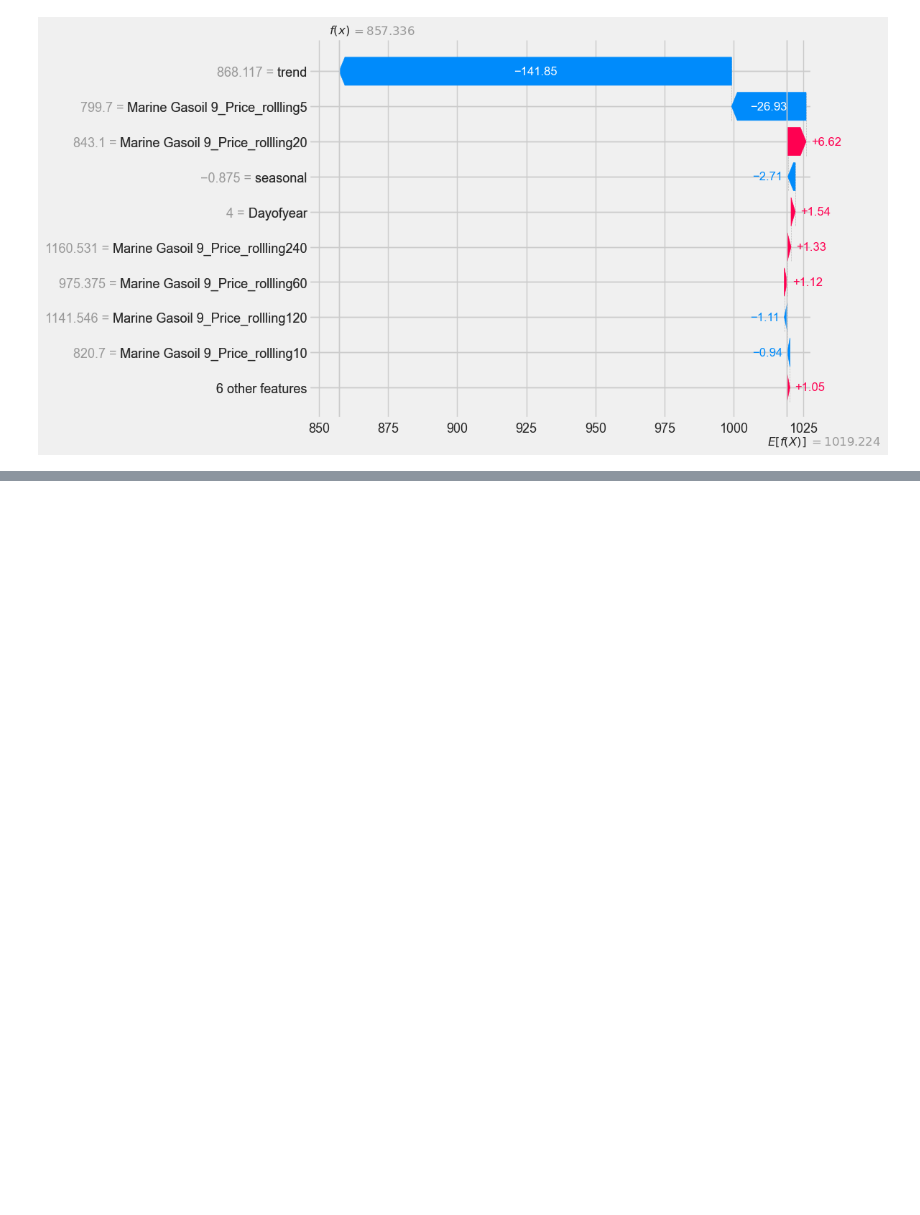
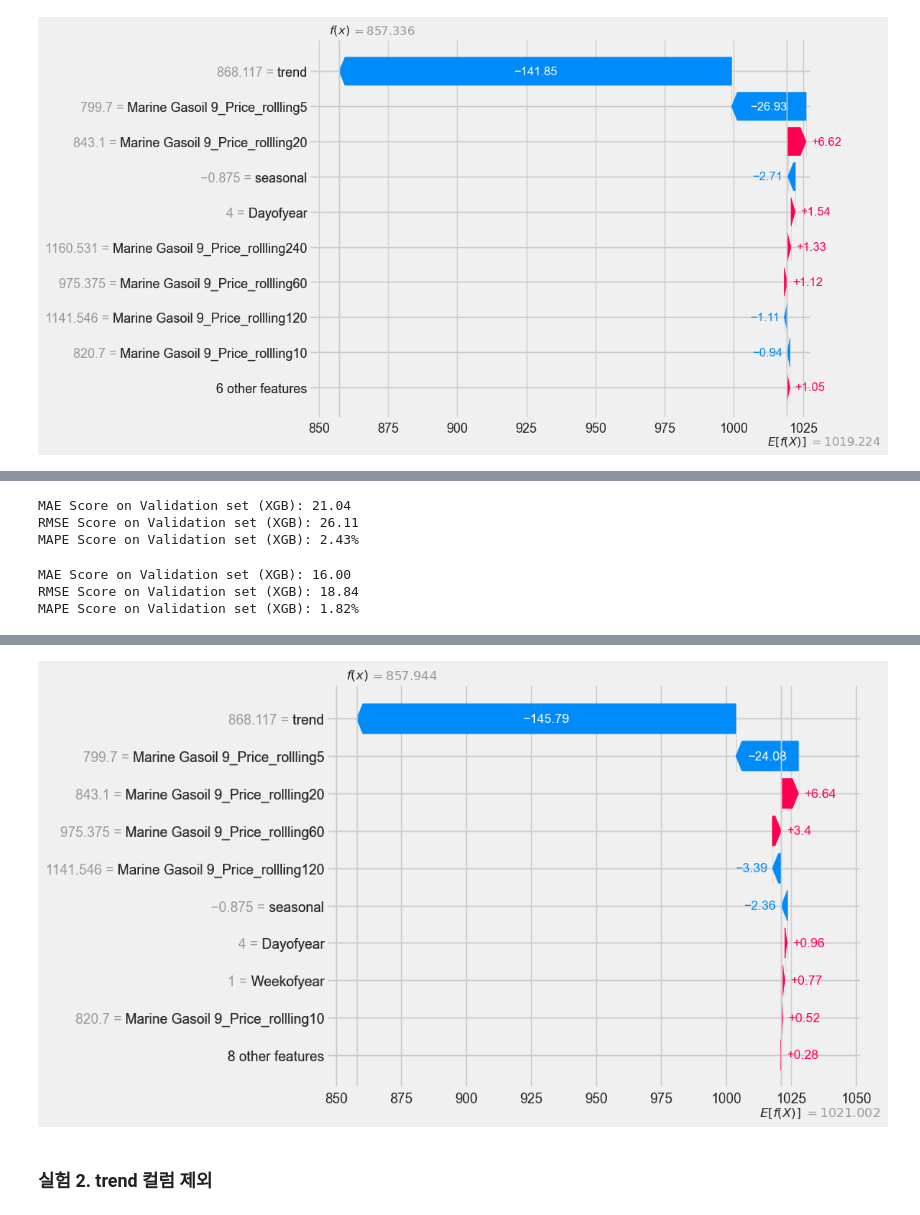
Before and after one commit to Gyu-Ri-Park/aiffel_quest, a Jupyter notebook: AiffelThon/240509_timeseries_ML_xgb.ipynb, the cells around one changed output, grey strips where cells are left out. Cells and saved outputs as stored; diff of their text form; code cells hidden in the pictures; blank space fills up the shorter version.

```diff
--- a/AiffelThon/240509_timeseries_ML_xgb.ipynb
+++ b/AiffelThon/240509_timeseries_ML_xgb.ipynb
@@ -589,0 +592,9 @@ shap.waterfall_plot(shap.Explanation(values=shap_values_xgb[0],
+# %%
+test_start_date = last_date - pd.Timedelta(days=13)  # 주말 제외 열흘이 되도록 조정 (주말 제외 2주)
+validation_start_date = test_start_date - pd.Timedelta(days=42)  # 주말 제외 30일이 되도록 조정 (val 데이터에서 열흘을 버려야함, 주말 제외 한 달)
+
+train = ts.loc[:validation_start_date]
+validation = ts.loc[validation_start_date:test_start_date]
+test = ts.loc[test_start_date:]
+
+train.shape, validation.shape, test.shape
@@ -589,0 +675,42 @@ shap.waterfall_plot(shap.Explanation(values=shap_values_xgb[0],
+# %%
+ts_clean = ts.dropna(subset=['prediction_xgb_val_y', 'Marine Gasoil 9_Price'])
+
+# RMSE 및 R^2 점수 계산
+score_mae_xgb_val = mean_absolute_error(ts_clean['Marine Gasoil 9_Price'], ts_clean['prediction_xgb_val_y'])
+score_rmse_xgb_val = np.sqrt(mean_squared_error(ts_clean['Marine Gasoil 9_Price'], ts_clean['prediction_xgb_val_y']))
+score_mape_xgb_val = mean_absolute_percentage_error(ts_clean['Marine Gasoil 9_Price'], ts_clean['prediction_xgb_val_y'])
+
+# 결과 출력
+print(f'MAE Score on Validation set (XGB): {score_mae_xgb_val:0.2f}')
+print(f'RMSE Score on Validation set (XGB): {score_rmse_xgb_val:0.2f}')
+print(f'MAPE Score on Validation set (XGB): {score_mape_xgb_val:.2%}')  # 백분율 형식으로 출력
+# %% [output]
+MAE Score on Validation set (XGB): 21.04
+RMSE Score on Validation set (XGB): 26.11
+MAPE Score on Validation set (XGB): 2.43%
+# %%
+ts_clean = ts.dropna(subset=['prediction_xgb_y', 'Marine Gasoil 9_Price'])
+
+# RMSE 및 R^2 점수 계산
+score_mae_xgb = mean_absolute_error(ts_clean['Marine Gasoil 9_Price'], ts_clean['prediction_xgb_y'])
+score_rmse_xgb = np.sqrt(mean_squared_error(ts_clean['Marine Gasoil 9_Price'], ts_clean['prediction_xgb_y']))
+score_mape_xgb = mean_absolute_percentage_error(ts_clean['Marine Gasoil 9_Price'], ts_clean['prediction_xgb_y'])
+
+# 결과 출력
+print(f'MAE Score on Validation set (XGB): {score_mae_xgb:0.2f}')
+print(f'RMSE Score on Validation set (XGB): {score_rmse_xgb:0.2f}')
+print(f'MAPE Score on Validation set (XGB): {score_mape_xgb:.2%}')  # 백분율 형식으로 출력
+# %% [output]
+MAE Score on Validation set (XGB): 16.00
+RMSE Score on Validation set (XGB): 18.84
+MAPE Score on Validation set (XGB): 1.82%
+# %%
+xgb_explainer = shap.Explainer(xgb_model)
+shap_values_xgb = xgb_explainer.shap_values(X_test)
+
+shap.initjs()
+shap.waterfall_plot(shap.Explanation(values=shap_values_xgb[0],
+                                     base_values=xgb_explainer.expected_value,
+                                     data=X_train.iloc[0],
+                                     feature_names=X_train.columns.tolist()))
+# %% [output]
@@ -589,0 +718,3 @@ shap.waterfall_plot(shap.Explanation(values=shap_values_xgb[0],
+[figure, added]
+# %% [markdown]
+### 실험 2. trend 컬럼 제외
```
Also changed, not shown: parts of 22 cells of this notebook.
